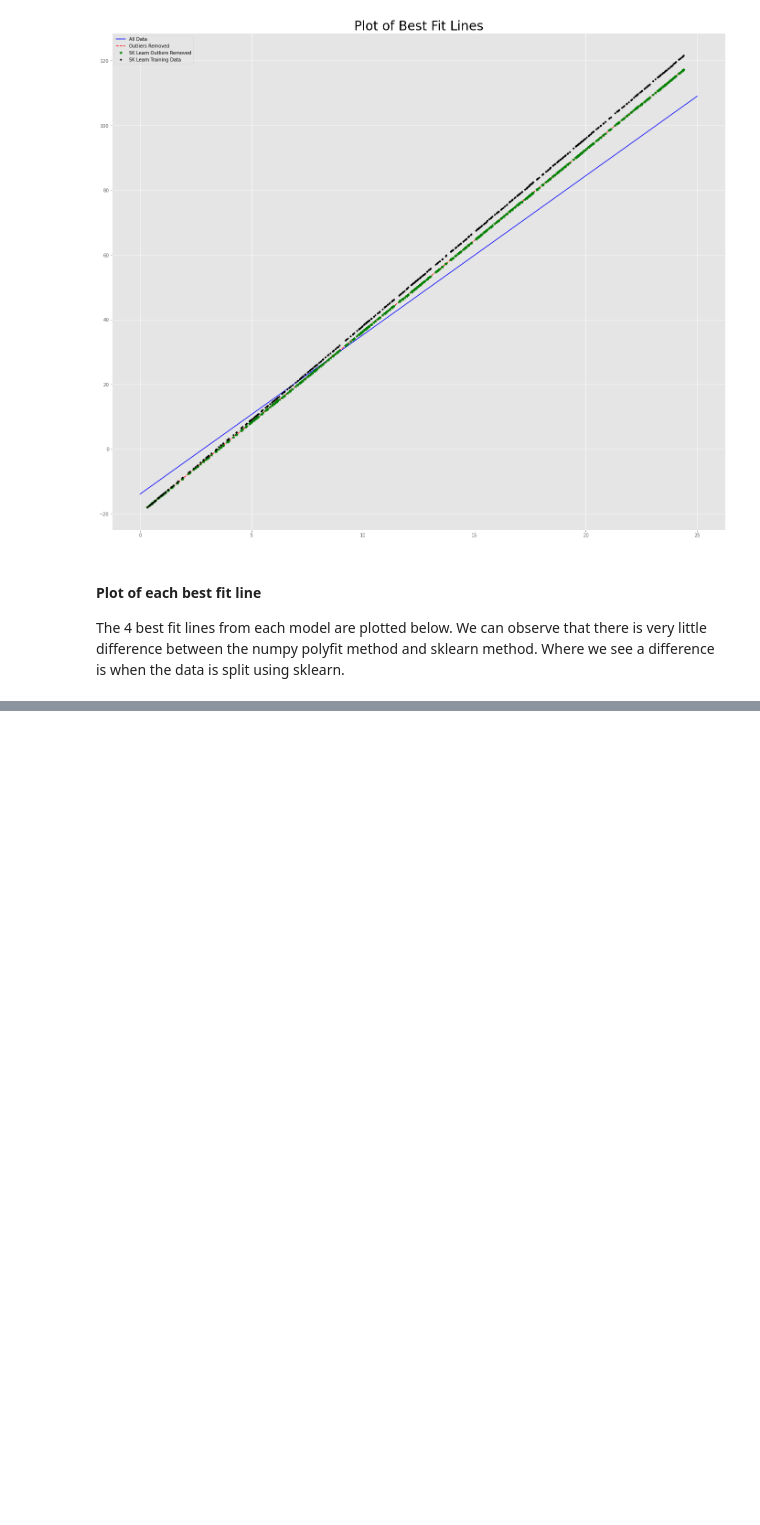
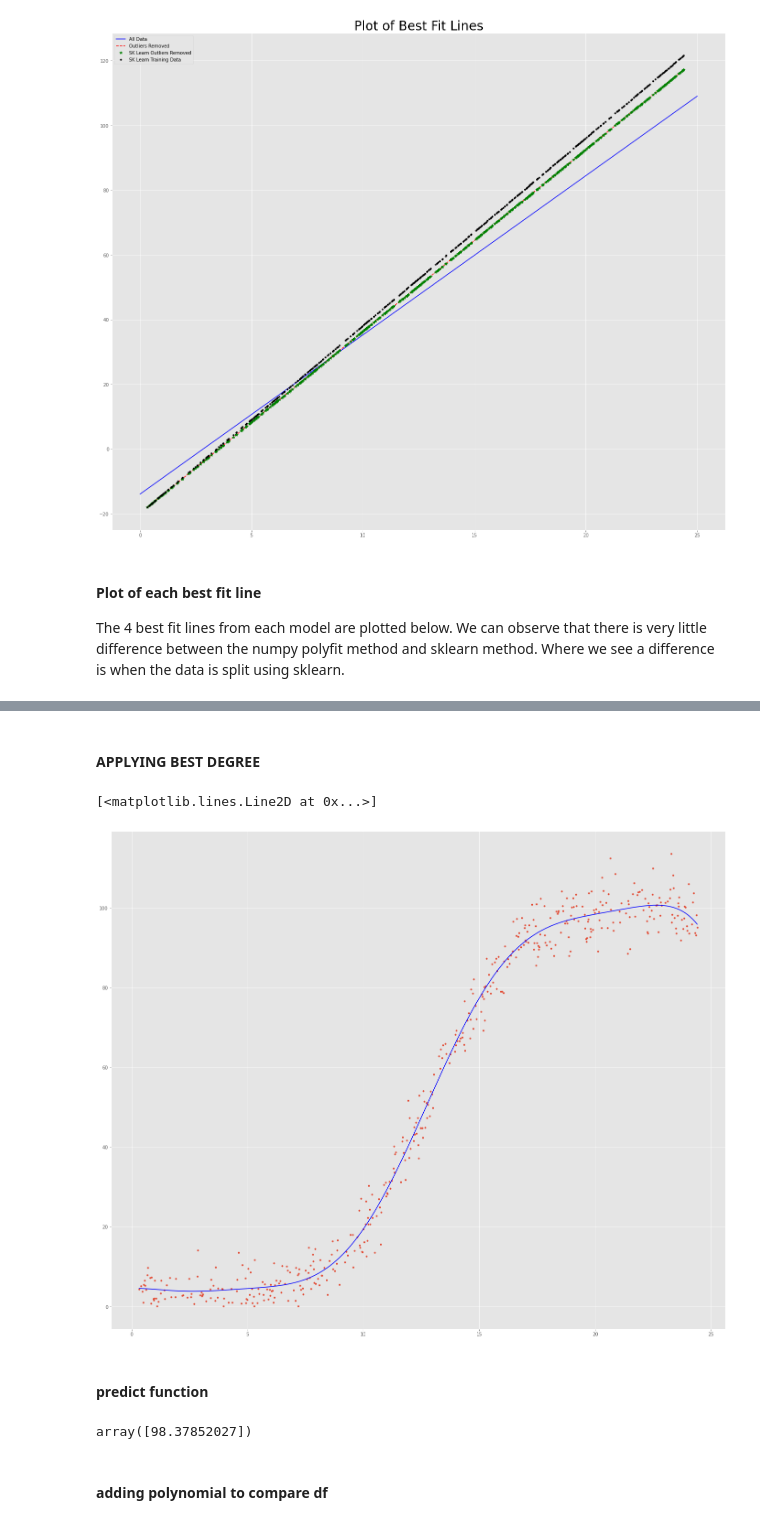
Before and after one commit to conor1982/FofDA_Project, a Jupyter notebook: FofDA_Project_2020.ipynb, the cells around one changed output, grey strips where cells are left out. Drawn from its saved outputs; the diff is of its cells as text; code cells hidden in the pictures; blank space fills up the shorter version.

```diff
--- a/FofDA_Project_2020.ipynb
+++ b/FofDA_Project_2020.ipynb
@@ -532,0 +622,36 @@ plt.plot(poly_reg.predict(poly.fit_transform(x)))
+# %% [markdown]
+#### APPLYING BEST DEGREE
+# %%
+# Generate a polynomial feature set (e.g., according to degree = 3, generate [[x, x** 2, x** 3])
+poly4 = PolynomialFeatures(degree=11, include_bias=False)
+x_poly4 = poly4.fit_transform(x)
+
+# Polynomial Fitting
+poly4_reg = lin.LinearRegression()
+poly4_reg.fit(x_poly4, y)
+
+#Test Set Comparison
+x_poly4 = poly4.fit_transform(x)
+y_pred4 = poly4_reg.predict(x_poly4)
+
+poly4_mse = mean_squared_error(y, y_pred4)
+
+poly4_rmse = np.sqrt(poly4_mse)
+
+poly4_r2score = r2_score(y, y_pred4)
+
+poly4_cost = np.sum((poly4_reg.predict(poly4.fit_transform(x))-y)**2)
+# %%
+plt.plot(x, y, '.')
+plt.plot(x, poly4_reg.predict(poly4.fit_transform(x)), color='blue',label = 'Polynomial Order 11')
+# %% [output]
+[<matplotlib.lines.Line2D at 0x...>]
+[figure, added]
+# %% [markdown]
+#### predict function
+# %%
+poly4_reg.predict(poly4.fit_transform([[20]]))
+# %% [output]
+array([98.37852027])
+# %% [markdown]
+#### adding polynomial to compare df
```
Also changed, not shown: parts of 42 cells of this notebook.
